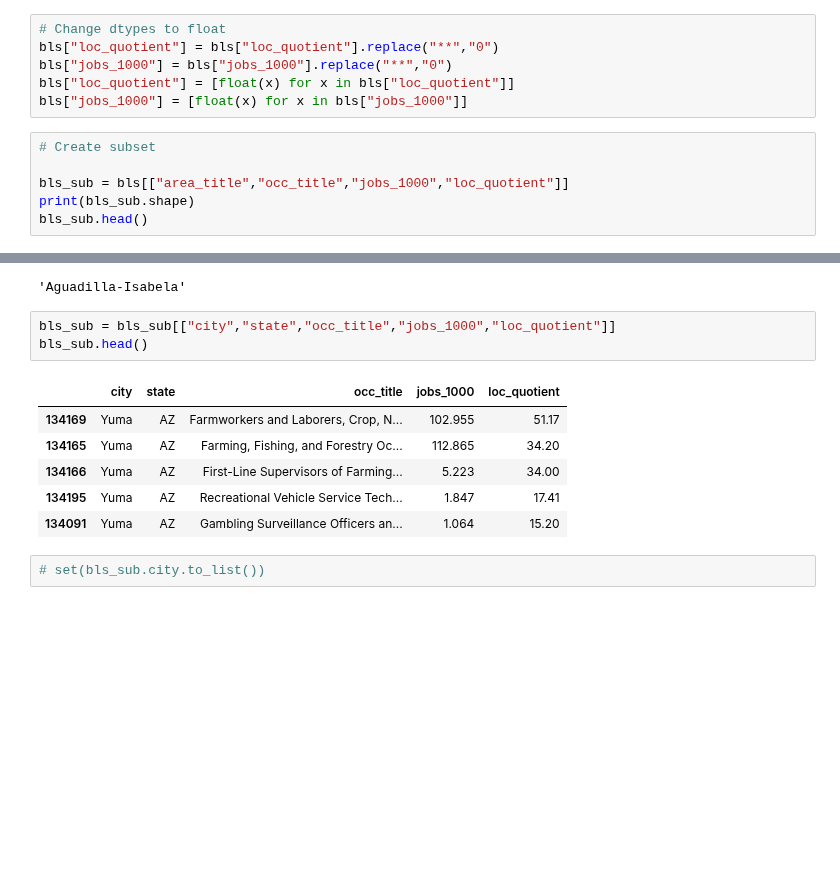
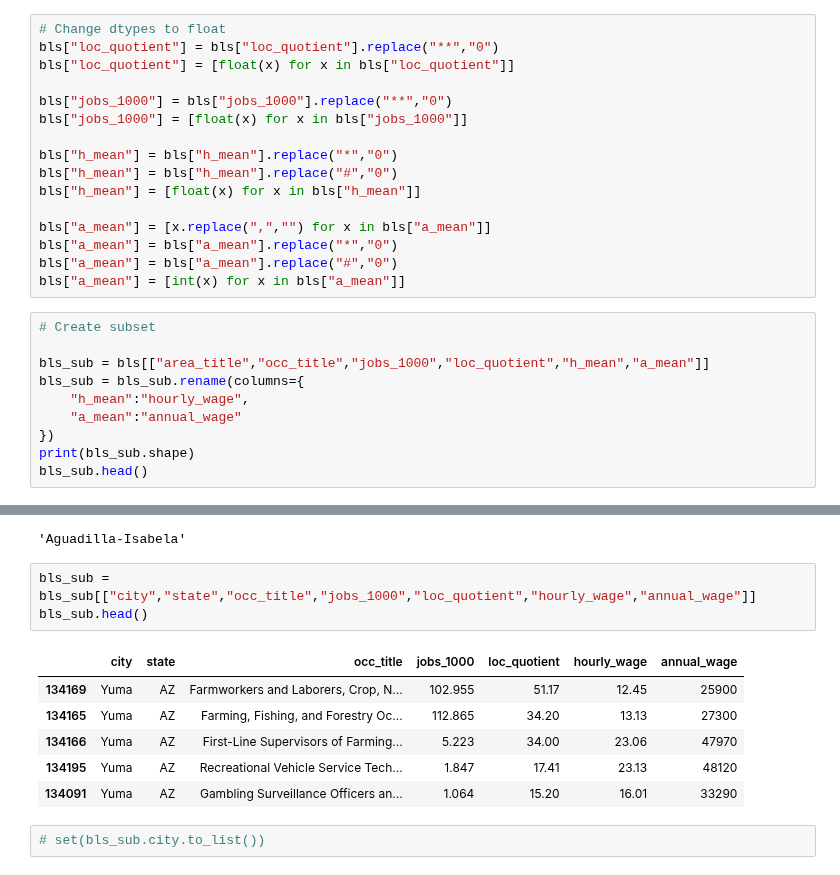
Before and after one commit to BloomTech-Labs/Labs26-Citrics-DS-TeamA, a Jupyter notebook: notebooks/bls_eda_1.ipynb, the cells around one changed output, grey strips where cells are left out. Drawn from its saved outputs; the diff is of its cells as text; blank space fills up the shorter version.

```diff
--- a/notebooks/bls_eda_1.ipynb
+++ b/notebooks/bls_eda_1.ipynb
@@ -110,13 +110,27 @@ float(bls["loc_quotient"][0])
 # %%
 # Change dtypes to float
 bls["loc_quotient"] = bls["loc_quotient"].replace("**","0")
+bls["loc_quotient"] = [float(x) for x in bls["loc_quotient"]]
+
 bls["jobs_1000"] = bls["jobs_1000"].replace("**","0")
-bls["loc_quotient"] = [float(x) for x in bls["loc_quotient"]]
 bls["jobs_1000"] = [float(x) for x in bls["jobs_1000"]]
+
+bls["h_mean"] = bls["h_mean"].replace("*","0")
+bls["h_mean"] = bls["h_mean"].replace("#","0")
+bls["h_mean"] = [float(x) for x in bls["h_mean"]]
+
+bls["a_mean"] = [x.replace(",","") for x in bls["a_mean"]]
+bls["a_mean"] = bls["a_mean"].replace("*","0")
+bls["a_mean"] = bls["a_mean"].replace("#","0")
+bls["a_mean"] = [int(x) for x in bls["a_mean"]]
 # %%
 # Create subset
 
-bls_sub = bls[["area_title","occ_title","jobs_1000","loc_quotient"]]
+bls_sub = bls[["area_title","occ_title","jobs_1000","loc_quotient","h_mean","a_mean"]]
+bls_sub = bls_sub.rename(columns={
+    "h_mean":"hourly_wage",
+    "a_mean":"annual_wage"
+})
 print(bls_sub.shape)
 bls_sub.head()
 # %% [output]
@@ -189,15 +205,15 @@ bls_sub.city[300]
 # %% [output]
 'Aguadilla-Isabela'
 # %%
-bls_sub = bls_sub[["city","state","occ_title","jobs_1000","loc_quotient"]]
+bls_sub = bls_sub[["city","state","occ_title","jobs_1000","loc_quotient","hourly_wage","annual_wage"]]
 bls_sub.head()
 # %% [output]
-|  | city | state | occ_title | jobs_1000 | loc_quotient |
-| 134169 | Yuma | AZ | Farmworkers and Laborers, Crop, N... | 102.955 | 51.17 |
-| 134165 | Yuma | AZ | Farming, Fishing, and Forestry Oc... | 112.865 | 34.20 |
-| 134166 | Yuma | AZ | First-Line Supervisors of Farming... | 5.223 | 34.00 |
-| 134195 | Yuma | AZ | Recreational Vehicle Service Tech... | 1.847 | 17.41 |
-| 134091 | Yuma | AZ | Gambling Surveillance Officers an... | 1.064 | 15.20 |
+|  | city | state | occ_title | jobs_1000 | loc_quotient | hourly_wage | annual_wage |
+| 134169 | Yuma | AZ | Farmworkers and Laborers, Crop, N... | 102.955 | 51.17 | 12.45 | 25900 |
+| 134165 | Yuma | AZ | Farming, Fishing, and Forestry Oc... | 112.865 | 34.20 | 13.13 | 27300 |
+| 134166 | Yuma | AZ | First-Line Supervisors of Farming... | 5.223 | 34.00 | 23.06 | 47970 |
+| 134195 | Yuma | AZ | Recreational Vehicle Service Tech... | 1.847 | 17.41 | 23.13 | 48120 |
+| 134091 | Yuma | AZ | Gambling Surveillance Officers an... | 1.064 | 15.20 | 16.01 | 33290 |
 # %%
 # set(bls_sub.city.to_list())
 # %% [markdown]
```
Also changed, not shown: parts of 4 cells of this notebook, 1 other file.
